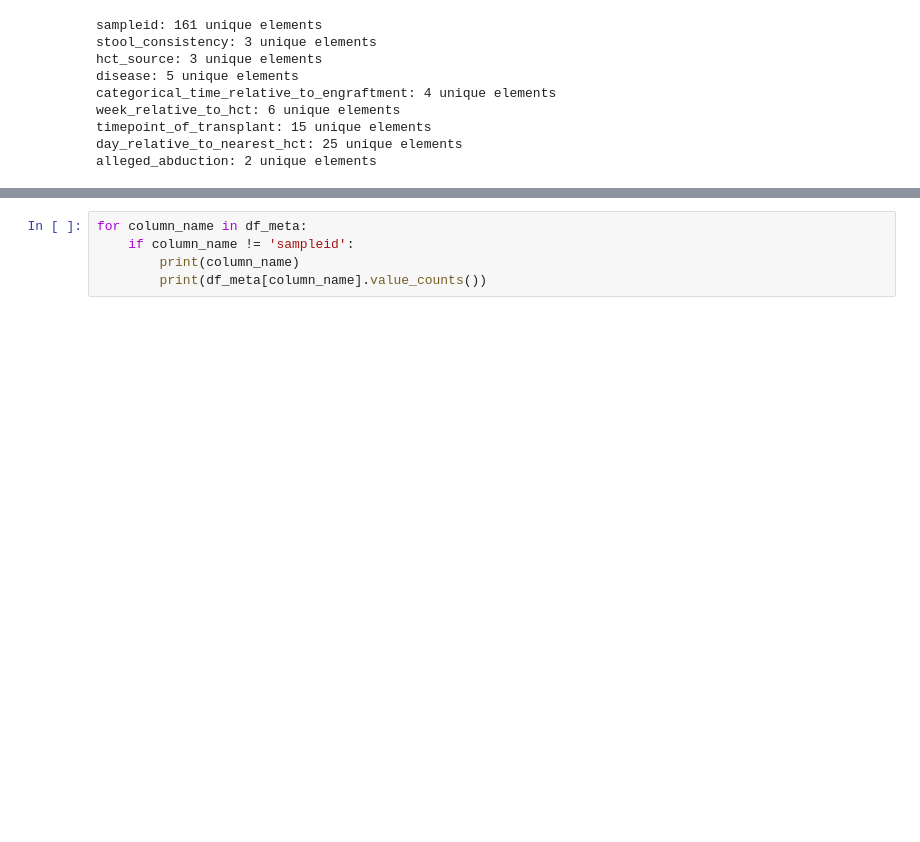
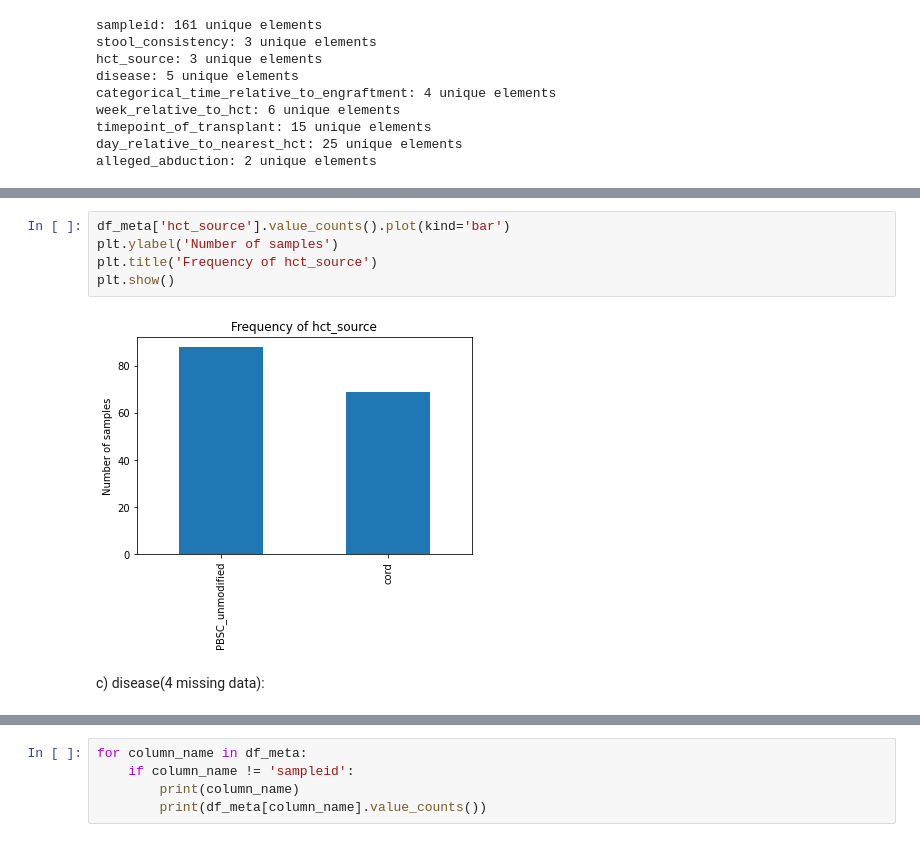
Before and after one commit to banucavlak/alien-cancer-cure, a Jupyter notebook: metadata_analysis.ipynb, the cells around one changed output, grey strips where cells are left out. Drawn from its saved outputs; the diff is of its cells as text; blank space fills up the shorter version.

```diff
--- a/metadata_analysis.ipynb
+++ b/metadata_analysis.ipynb
@@ -69,0 +121,9 @@ alleged_abduction: 2 unique elements
+# %%
+df_meta['hct_source'].value_counts().plot(kind='bar')
+plt.ylabel('Number of samples')
+plt.title('Frequency of hct_source')
+plt.show()
+# %% [output]
+[figure, added]
+# %% [markdown]
+c) disease(4 missing data):
```
Also changed, not shown: parts of 68 cells of this notebook, 1 other file.
